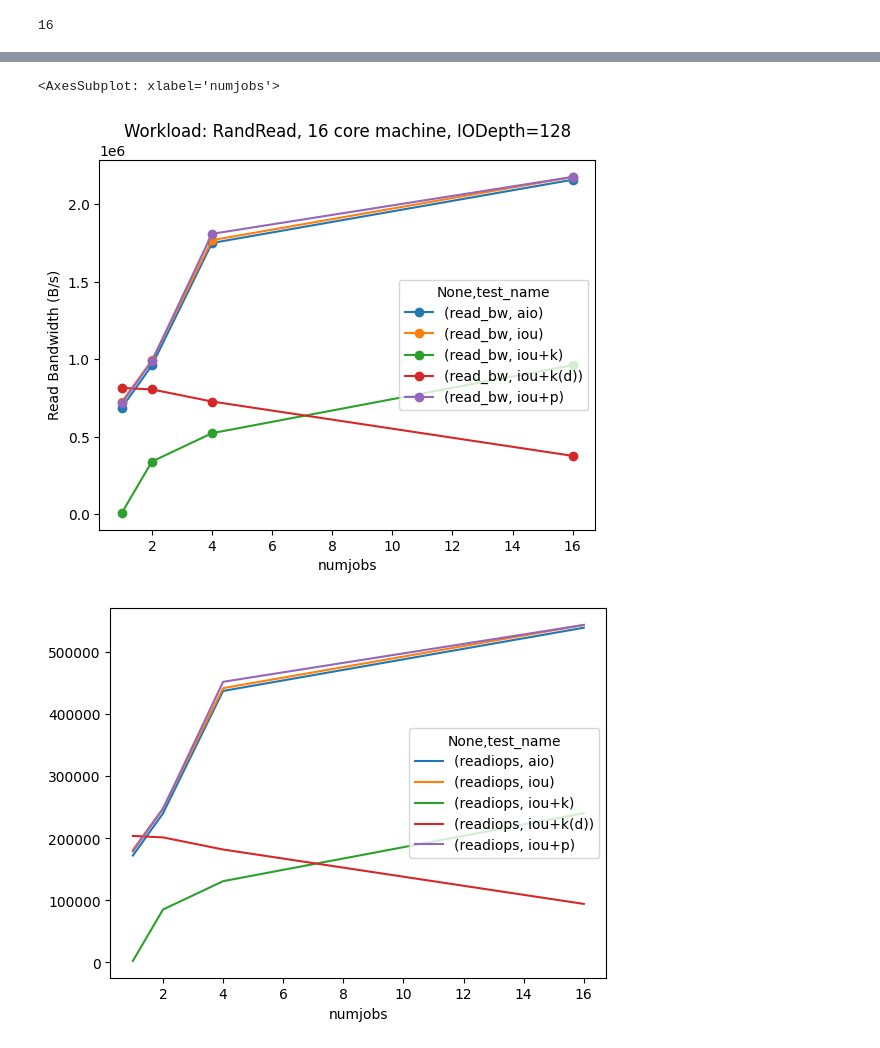
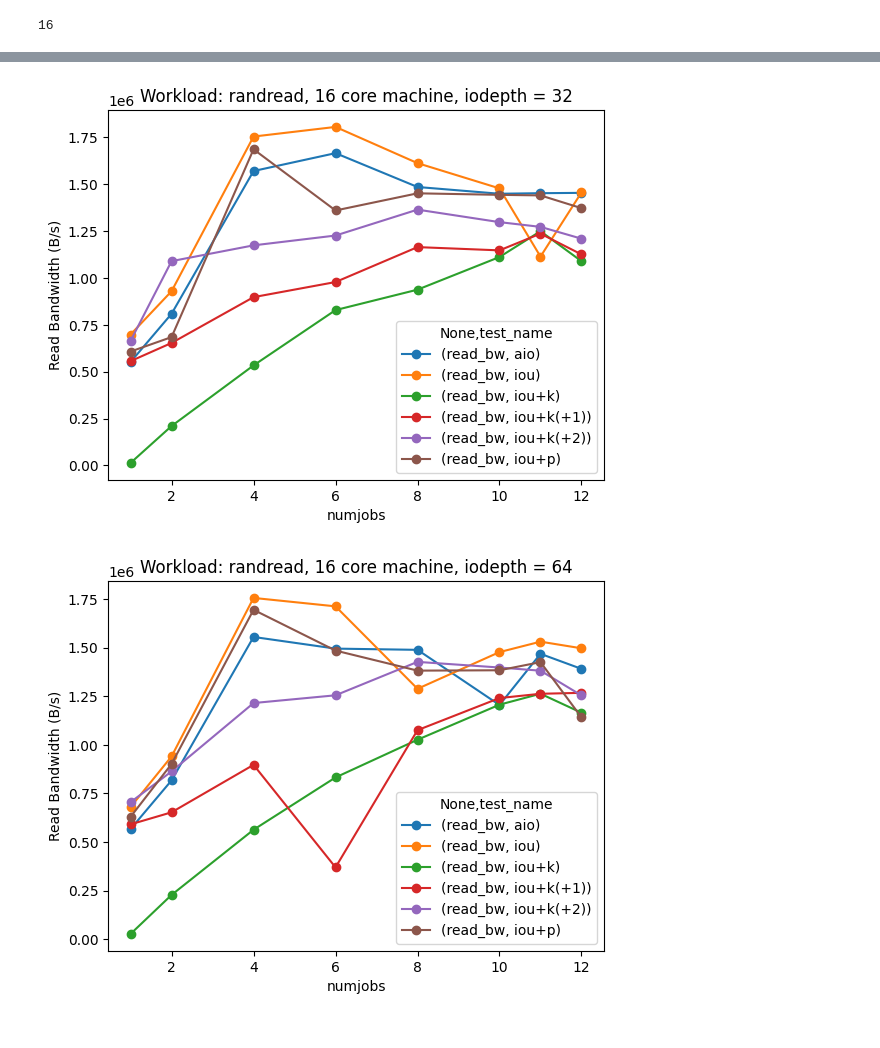
Before and after one commit to muteebakram/io_benchmark, a Jupyter notebook: iobandwidth/iobandwidth.ipynb, the cells around one changed output, grey strips where cells are left out. Saved outputs shown, nothing was run; the diff lists cells and outputs as text; code cells hidden in the pictures.

Commit message:
added more graphs

```diff
--- a/iobandwidth/iobandwidth.ipynb
+++ b/iobandwidth/iobandwidth.ipynb
@@ -3,7 +3,7 @@ import json
 import pandas as pd
 import matplotlib.pyplot as plt
 # %%
-IODEPTH_RESULT = '../iobandwidth_results.json'
+IODEPTH_RESULT = './iobandwidth_results.json'
 result_jsons = {}
 with open(IODEPTH_RESULT, 'r') as f:
     result_jsons = json.load(f)
@@ -104,11 +100,28 @@ Name: read_bw, dtype: int64
 # %%
-io_bandwidth.pivot(index="read_bw", columns=["test_name"], values=["iodepth", "numjobs"])
-io_bandwidth.pivot(index="numjobs", columns=["test_name"], values=["read_bw"]).plot(marker='o')
-plt.ylabel('Read Bandwidth (B/s)')
-plt.title('Workload: RandRead, 16 core machine, IODepth=128')
-io_bandwidth.pivot(index="numjobs", columns=["test_name"], values=["read_bw"])
-io_bandwidth.pivot(index="numjobs", columns=["test_name"], values=["readiops"]).plot()
+# workloads = ["randread", "read"]
+# io_depths = [32, 64, 128]
+
+workloads = ["randread"]
+io_depths = [32, 64, 128]
+
+for wkl in workloads:
+    for iod in io_depths:
+        workload = io_bandwidth[io_bandwidth['workload'] == wkl]
+        iodepth = workload[workload["iodepth"] == iod]
+
+        # print(iodepth.pivot(index="numjobs", columns=["test_name"], values=["read_bw"]))
+        plot = iodepth.pivot(index="numjobs", columns=["test_name"], values=["read_bw"]).plot(marker='o')
+        plt.ylabel('Read Bandwidth (B/s)')
+        plt.title("Workload: {0}, 16 core machine, iodepth = {1}".format(wkl, iod))
+        fig = plot.get_figure()
+        fig.savefig("{0}_{1}.png".format(wkl, iod))
+
+# io_bandwidth.pivot(index="read_bw", columns=["test_name"], values=["iodepth", "numjobs"])
+# io_bandwidth.pivot(index="numjobs", columns=["test_name"], values=["read_bw"]).plot(marker='o')
+# plt.ylabel('Read Bandwidth (B/s)')
+# plt.title('Workload: RandRead, 16 core machine, IODepth=128')
+# io_bandwidth.pivot(index="numjobs", columns=["test_name"], values=["read_bw"])
+# io_bandwidth.pivot(index="numjobs", columns=["test_name"], values=["readiops"]).plot()
 # %% [output]
-<AxesSubplot: xlabel='numjobs'>
-[figure, old version]
+[figure, new version]
-[figure, old version]
+[figure, new version]
```
Also changed, not shown: parts of 5 cells of this notebook.
